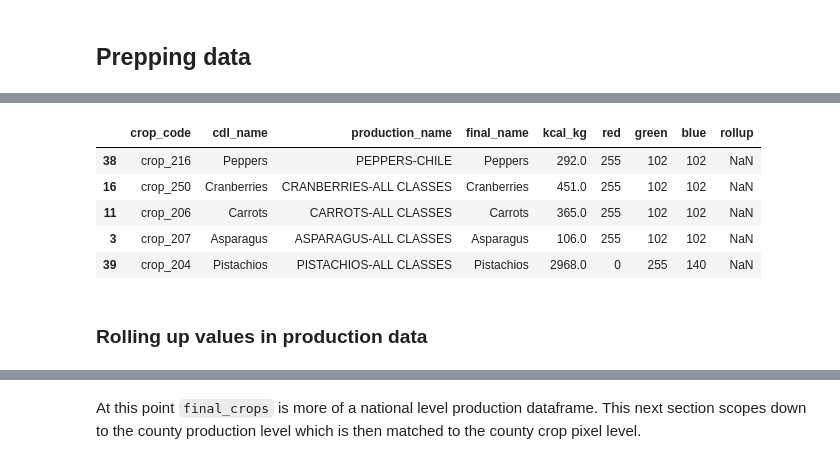
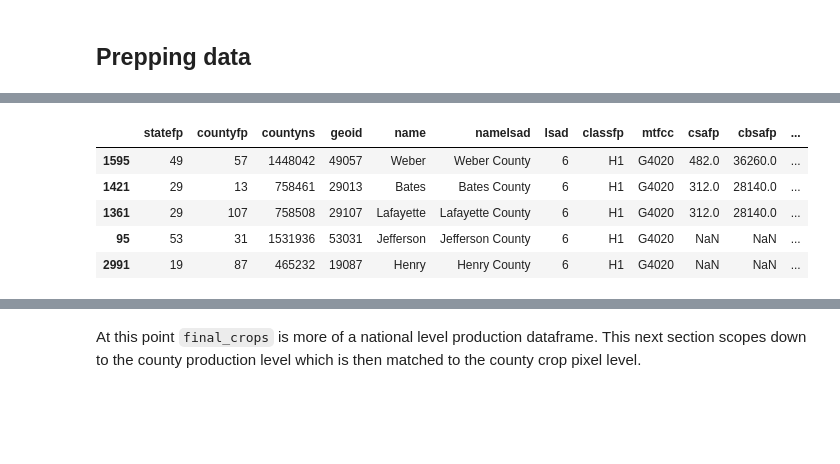
Before and after one commit to earthrise-media/food-system-digital-twin, a Jupyter notebook: origins/county-crop-data.ipynb, the cells around one changed output, grey strips where cells are left out. Drawn from its saved outputs; the diff is of its cells as text; code cells hidden in the pictures; blank space fills up the shorter version.

Commit message:
adding notebook with crosswalks and production/consumption joins

```diff
--- a/origins/county-crop-data.ipynb
+++ b/origins/county-crop-data.ipynb
@@ -17,9 +14,8 @@ import requests
 This was stage 1 work getting Counties and CDL codes into the right formats. Very basic stuff.
 # %%
 #Load Data
-cdl_codes = pd.read_csv("../unsynced-data/cdl-codes.csv")
-counties = gpd.read_file("../unsynced-data/county-crops-v1.gpkg")
-counties = counties.to_crs("EPSG:4326")
+cdl_codes = pd.read_csv("../synced-data/origins_data/cdl-codes.csv")
+county_crops = pd.read_csv("../synced-data/origins_data/county-crops-conus-all.csv")
 # %% [markdown]
 ## CDL Codes
 This was initial work on CDL Codes. Most of the work on this data was done manually joining different data source references
@@ -36,8 +32,7 @@ def crop_code_to_crop(crop_code):
 # %%
 # creates lists of columns to be used later
 col_list = []
-for c in counties.columns:
-    print(c)
+for c in county_crops.columns:
     col_list.append(c)
 crop_col = []
 for c in col_list:
@@ -93,21 +67,16 @@ We're using a state level conversion approach instead of the USDA data approach
 4. for every column in county level crops create a column with the kCals of that crop
 # %% [markdown]
 ## Prepping data
-# %%
-# Source: zonal histogram of cropscape data from 2017
-counties = gpd.read_file("../unsynced-data/county-crops-v3.geojson")
-counties = counties.to_crs("EPSG:4326")
-for c in counties.columns:
-    if c.startswith("crop"):
-        counties[c] = counties[c].replace(0, np.nan)
-
-# Source Zenedo link
-production = pd.read_csv("../unsynced-data/Stability_Crop_Diversity-2.0/Data/Outputs/Intermediate_Data/Clean_Data.csv")
-production = production.drop(columns=["Unnamed: 0"])
-
-# Source: Census
-statefp = pd.read_csv("../unsynced-data/statefpcodes.csv")
-counties = counties.merge(statefp, left_on="STATEFP", right_on="FIPS")
-counties = counties.drop(columns=["Unnamed: 3", "Unnamed: 4", "Unnamed: 5", "FIPS"])
-
-final_crops = pd.read_csv("../unsynced-data/final_crops.csv")
+# %%
+# Source: zonal histogram of cropscape data from 2017
+
+# use the below read line if you are starting from this cell
+# county_crops = pd.read_csv("../synced-data/origins_data/county-crops-conus-all-v2.csv")
+
+# Drops any nan value in the crop columns
+for c in county_crops.columns:
+    if c.startswith("crop"):
+        county_crops[c] = county_crops[c].replace(0, np.nan)
+
+# reading dataframe of list of crops we'll be using through the first crosswalk
+final_crops = pd.read_csv("../synced-data/origins_data/final_crops.csv")
@@ -146,11 +122,9 @@ production.sample(5)
 # %%
-final_crops.sample(5)
+county_crops.sample(5)
 # %% [output]
-|  | crop_code | cdl_name | production_name | final_name | kcal_kg | red | green | blue | rollup |
-| 38 | crop_216 | Peppers | PEPPERS-CHILE | Peppers | 292.0 | 255 | 102 | 102 | NaN |
-| 16 | crop_250 | Cranberries | CRANBERRIES-ALL CLASSES | Cranberries | 451.0 | 255 | 102 | 102 | NaN |
-| 11 | crop_206 | Carrots | CARROTS-ALL CLASSES | Carrots | 365.0 | 255 | 102 | 102 | NaN |
-| 3 | crop_207 | Asparagus | ASPARAGUS-ALL CLASSES | Asparagus | 106.0 | 255 | 102 | 102 | NaN |
-| 39 | crop_204 | Pistachios | PISTACHIOS-ALL CLASSES | Pistachios | 2968.0 | 0 | 255 | 140 | NaN |
+|  | statefp | countyfp | countyns | geoid | name | namelsad | lsad | classfp | mtfcc | csafp | cbsafp | ... |
+| 1595 | 49 | 57 | 1448042 | 49057 | Weber | Weber County | 6 | H1 | G4020 | 482.0 | 36260.0 | ... |
+| 1421 | 29 | 13 | 758461 | 29013 | Bates | Bates County | 6 | H1 | G4020 | 312.0 | 28140.0 | ... |
+| 1361 | 29 | 107 | 758508 | 29107 | Lafayette | Lafayette County | 6 | H1 | G4020 | 312.0 | 28140.0 | ... |
+| 95 | 53 | 31 | 1531936 | 53031 | Jefferson | Jefferson County | 6 | H1 | G4020 | NaN | NaN | ... |
+| 2991 | 19 | 87 | 465232 | 19087 | Henry | Henry County | 6 | H1 | G4020 | NaN | NaN | ... |
-# %% [markdown]
-### Rolling up values in production data
```
Also changed, not shown: parts of 85 cells of this notebook, 2 other files.
